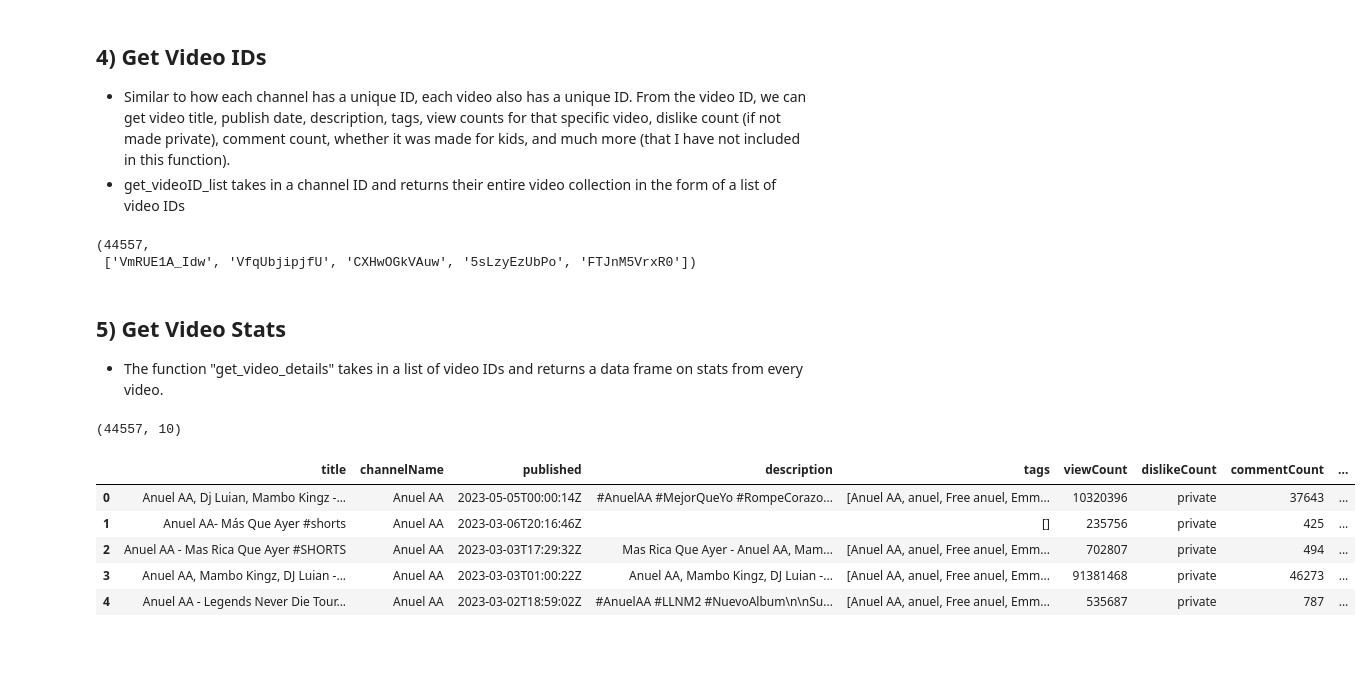
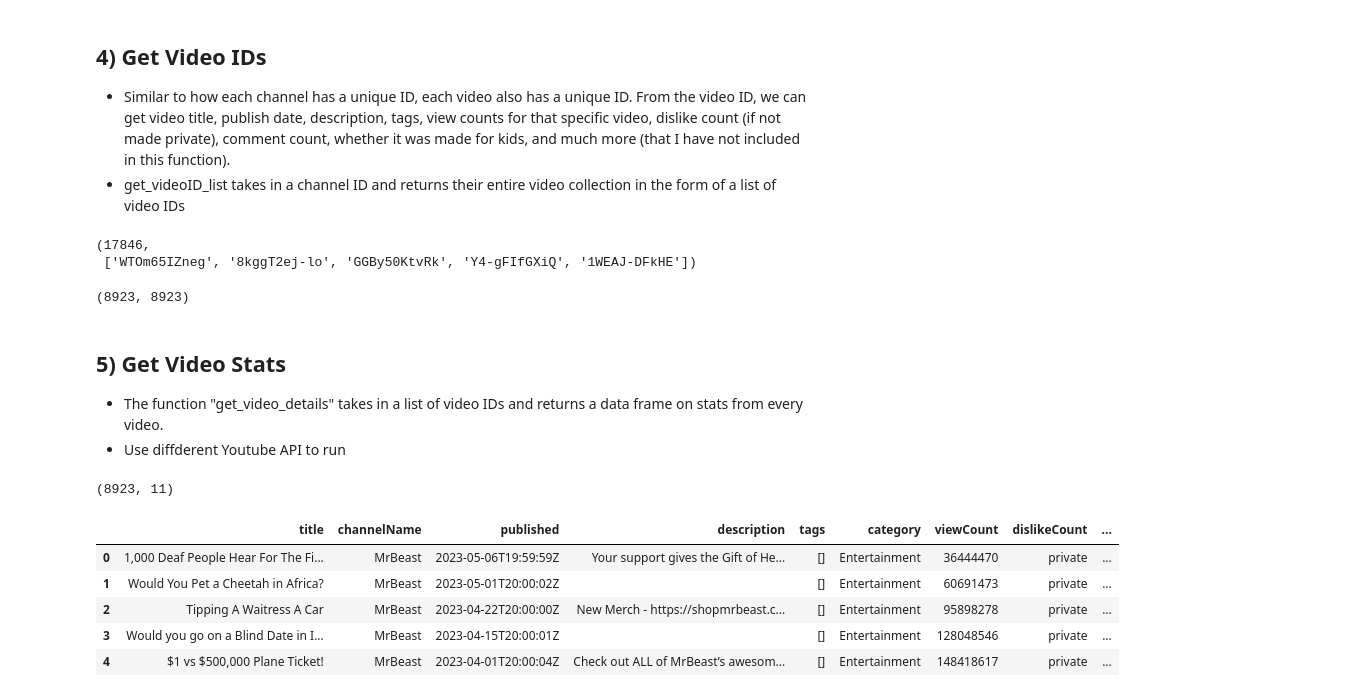
Before and after one commit to Oohlivia/PIC16B, a Jupyter notebook: pic16b_project_notebook.ipynb, the cells around one changed output. Cells and saved outputs as stored; diff of their text form; code cells hidden in the pictures; blank space fills up the shorter version.

```diff
--- a/pic16b_project_notebook.ipynb
+++ b/pic16b_project_notebook.ipynb
@@ -59,4 +72,4 @@ us_stats_df
 # %%
-us_top5per = top_channels(us_stats_df, "subscriberCount", 95)
-us_top5per
+us_top25 = top_channels(us_stats_df, "subscriberCount", 75)
+us_top25
 # %% [output]
@@ -73,0 +95,7 @@ us_top5per
+# %%
+drop_cols = ["Universal Pictures", "BBC", "WWE", "Machine Gun Kelly", "JYP Entertainment", "NBA", "FORMULA 1", "Kylie Jenner", "Chris Brown", "David Guetta", "Warner Bros. Pictures",
+            "Ed Sheeran", "Serie A", "Sun TV", "Genius", "Sony Pictures Entertainment", "SMTOWN", "Vogue", "Harry Styles", "Britain's Got Talent",
+            "M2", "Fortnite", "Clash Royale", "Liverpool FC", "Harry Styles"]
+ustop25 = us_top25[~us_top25.title.isin(drop_cols)]
+ustop25 = ustop25.reset_index()
+ustop25
@@ -76,31 +122,39 @@ us_top5per
 - Similar to how each channel has a unique ID, each video also has a unique ID. From the video ID, we can get video title, publish date, description, tags, view counts for that specific video, dislike count (if not made private), comment count, whether it was made for kids, and much more (that I have not included in this function).
 - get_videoID_list takes in a channel ID and returns their entire video collection in the form of a list of video IDs
 # %%
-top5per_ids = us_top5per["channel_id"]
+ustop25_ids = ustop25["channel_id"]
 
 video_id_list = []
-for ID in top5per_ids:
+for ID in ustop25_ids:
     video_id = get_videoID_list(youtube, ID)
     video_id_list.append(video_id)
 
 video_id_list = list(itertools.chain(*video_id_list))
 len(video_id_list), video_id_list[0:5]
 # %% [output]
-(44557,
- ['VmRUE1A_Idw', 'VfqUbjipjfU', 'CXHwOGkVAuw', '5sLzyEzUbPo', 'FTJnM5VrxR0'])
+(17846,
+ ['WTOm65IZneg', '8kggT2ej-lo', 'GGBy50KtvRk', 'Y4-gFIfGXiQ', '1WEAJ-DFkHE'])
+# %%
+middle = len(video_id_list)//2
+first_ids = video_id_list[:middle]
+second_ids = video_id_list[middle:]
+len(first_ids), len(second_ids)
+# %% [output]
+(8923, 8923)
 # %% [markdown]
 ## 5) Get Video Stats
 - The function "get_video_details" takes in a list of video IDs and returns a data frame on stats from every video.
+- Use diffderent Youtube API to run
 # %%
 # dataframe containing stats of all videos of top 5 percentile Youtubers in the US
-df = get_video_details(youtube, video_id_list)
-print(df.shape)
-df.head()
+df1 = get_video_details(youtube, first_ids)
+print(df1.shape)
+df1.head()
 # %% [output]
-(44557, 10)
+(8923, 11)
-|  | title | channelName | published | description | tags | viewCount | dislikeCount | commentCount | ... |
-| 0 | Anuel AA, Dj Luian, Mambo Kingz -... | Anuel AA | 2023-05-05T00:00:14Z | #AnuelAA #MejorQueYo #RompeCorazo... | [Anuel AA, anuel, Free anuel, Emm... | 10320396 | private | 37643 | ... |
-| 1 | Anuel AA- Más Que Ayer #shorts | Anuel AA | 2023-03-06T20:16:46Z |  | [] | 235756 | private | 425 | ... |
-| 2 | Anuel AA - Mas Rica Que Ayer #SHORTS | Anuel AA | 2023-03-03T17:29:32Z | Mas Rica Que Ayer - Anuel AA, Mam... | [Anuel AA, anuel, Free anuel, Emm... | 702807 | private | 494 | ... |
-| 3 | Anuel AA, Mambo Kingz, DJ Luian -... | Anuel AA | 2023-03-03T01:00:22Z | Anuel AA, Mambo Kingz, DJ Luian -... | [Anuel AA, anuel, Free anuel, Emm... | 91381468 | private | 46273 | ... |
-| 4 | Anuel AA - Legends Never Die Tour... | Anuel AA | 2023-03-02T18:59:02Z | #AnuelAA #LLNM2 #NuevoAlbum\n\nSu... | [Anuel AA, anuel, Free anuel, Emm... | 535687 | private | 787 | ... |
+|  | title | channelName | published | description | tags | category | viewCount | dislikeCount | ... |
+| 0 | 1,000 Deaf People Hear For The Fi... | MrBeast | 2023-05-06T19:59:59Z | Your support gives the Gift of He... | [] | Entertainment | 36444470 | private | ... |
+| 1 | Would You Pet a Cheetah in Africa? | MrBeast | 2023-05-01T20:00:02Z |  | [] | Entertainment | 60691473 | private | ... |
+| 2 | Tipping A Waitress A Car | MrBeast | 2023-04-22T20:00:00Z | New Merch - https://shopmrbeast.c... | [] | Entertainment | 95898278 | private | ... |
+| 3 | Would you go on a Blind Date in I... | MrBeast | 2023-04-15T20:00:01Z |  | [] | Entertainment | 128048546 | private | ... |
+| 4 | $1 vs $500,000 Plane Ticket! | MrBeast | 2023-04-01T20:00:04Z | Check out ALL of MrBeast’s awesom... | [] | Entertainment | 148418617 | private | ... |
```
Also changed, not shown: parts of 11 cells of this notebook, 1 other file.
